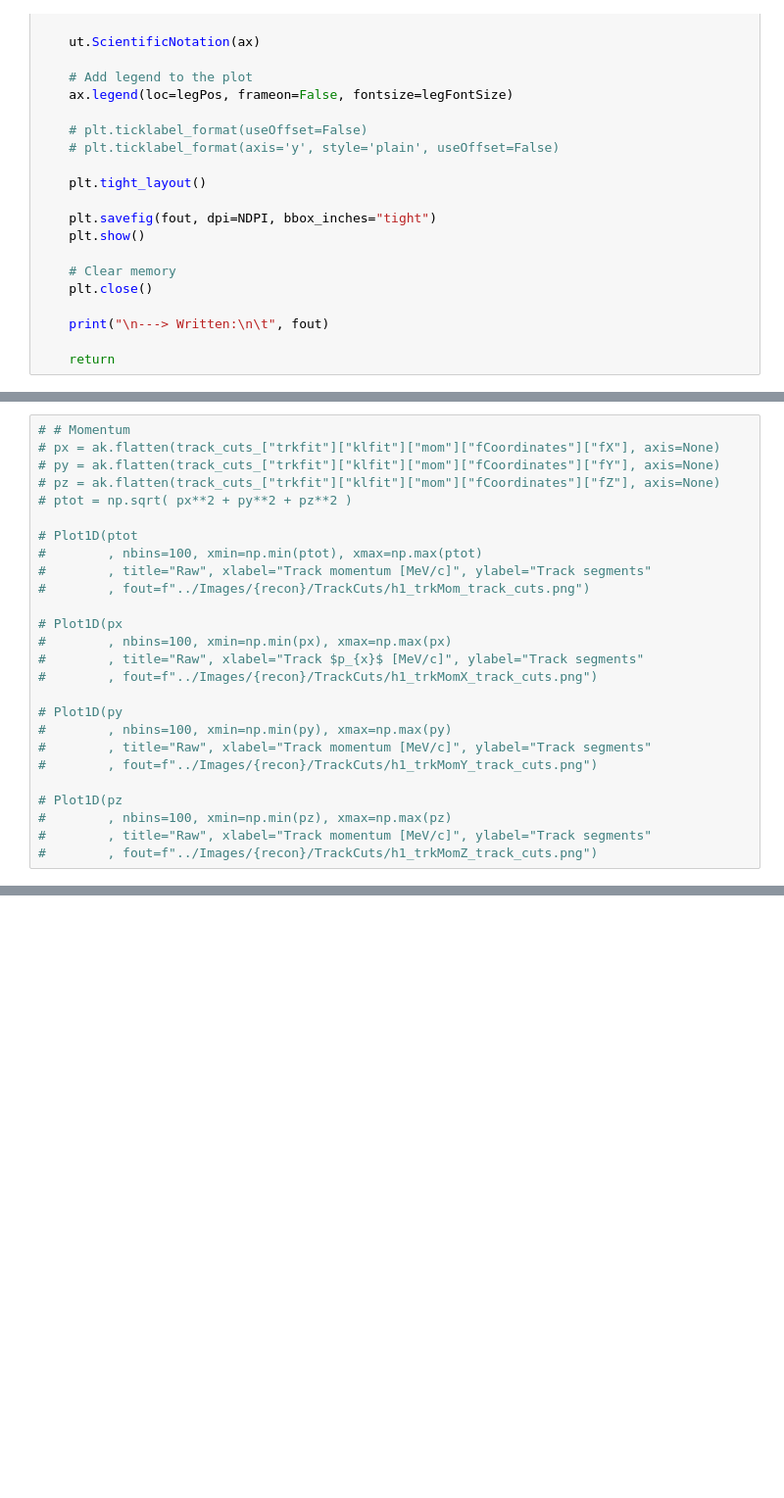
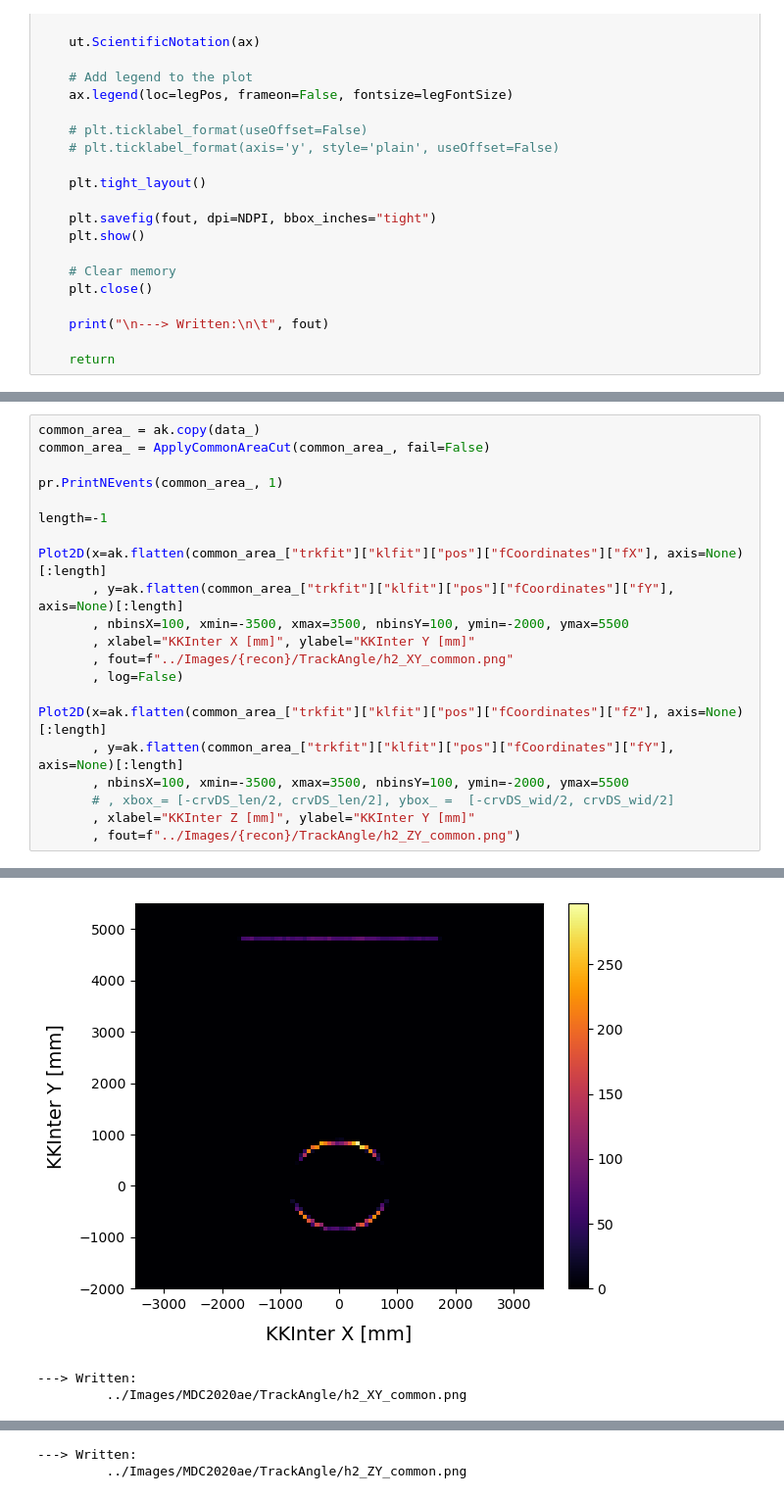
Before and after one commit to sam-grant/CRVSim, a Jupyter notebook: Analyses/Jupyter/TrackAngle.ipynb, the cells around one changed output, grey strips where cells are left out. Shown at 98% size. Drawn from its saved outputs; the diff is of its cells as text; blank space fills up the shorter version.

```diff
--- a/Analyses/Jupyter/TrackAngle.ipynb
+++ b/Analyses/Jupyter/TrackAngle.ipynb
@@ -497,26 +1022,22 @@ Plot1DOverlay({"No cuts" : phi_raw_, "Track cuts" : phi_cut_, "Track cuts (no ar
 # %%
-# # Momentum
-# px = ak.flatten(track_cuts_["trkfit"]["klfit"]["mom"]["fCoordinates"]["fX"], axis=None)
-# py = ak.flatten(track_cuts_["trkfit"]["klfit"]["mom"]["fCoordinates"]["fY"], axis=None)
-# pz = ak.flatten(track_cuts_["trkfit"]["klfit"]["mom"]["fCoordinates"]["fZ"], axis=None)
-# ptot = np.sqrt( px**2 + py**2 + pz**2 )
+common_area_ = ak.copy(data_)
+common_area_ = ApplyCommonAreaCut(common_area_, fail=False)
 
-# Plot1D(ptot
-#        , nbins=100, xmin=np.min(ptot), xmax=np.max(ptot)
-#        , title="Raw", xlabel="Track momentum [MeV/c]", ylabel="Track segments"
-#        , fout=f"../Images/{recon}/TrackCuts/h1_trkMom_track_cuts.png")
+pr.PrintNEvents(common_area_, 1)
 
-# Plot1D(px
-#        , nbins=100, xmin=np.min(px), xmax=np.max(px)
-#        , title="Raw", xlabel="Track $p_{x}$ [MeV/c]", ylabel="Track segments"
-#        , fout=f"../Images/{recon}/TrackCuts/h1_trkMomX_track_cuts.png")
+length=-1
 
-# Plot1D(py
-#        , nbins=100, xmin=np.min(py), xmax=np.max(py)
-#        , title="Raw", xlabel="Track momentum [MeV/c]", ylabel="Track segments"
-#        , fout=f"../Images/{recon}/TrackCuts/h1_trkMomY_track_cuts.png")
+Plot2D(x=ak.flatten(common_area_["trkfit"]["klfit"]["pos"]["fCoordinates"]["fX"], axis=None)[:length]
+       , y=ak.flatten(common_area_["trkfit"]["klfit"]["pos"]["fCoordinates"]["fY"], axis=None)[:length]
+       , nbinsX=100, xmin=-3500, xmax=3500, nbinsY=100, ymin=-2000, ymax=5500
+       , xlabel="KKInter X [mm]", ylabel="KKInter Y [mm]"
+       , fout=f"../Images/{recon}/TrackAngle/h2_XY_common.png"
+       , log=False)
 
-# Plot1D(pz
-#        , nbins=100, xmin=np.min(pz), xmax=np.max(pz)
-#        , title="Raw", xlabel="Track momentum [MeV/c]", ylabel="Track segments"
-#        , fout=f"../Images/{recon}/TrackCuts/h1_trkMomZ_track_cuts.png")
+Plot2D(x=ak.flatten(common_area_["trkfit"]["klfit"]["pos"]["fCoordinates"]["fZ"], axis=None)[:length]
+       , y=ak.flatten(common_area_["trkfit"]["klfit"]["pos"]["fCoordinates"]["fY"], axis=None)[:length]
+       , nbinsX=100, xmin=-3500, xmax=3500, nbinsY=100, ymin=-2000, ymax=5500
+       # , xbox_= [-crvDS_len/2, crvDS_len/2], ybox_ =  [-crvDS_wid/2, crvDS_wid/2]
+       , xlabel="KKInter Z [mm]", ylabel="KKInter Y [mm]"
+       , fout=f"../Images/{recon}/TrackAngle/h2_ZY_common.png")
+# %% [output]
@@ -522,0 +1061,3 @@ Plot1DOverlay({"No cuts" : phi_raw_, "Track cuts" : phi_cut_, "Track cuts (no ar
+[figure, added]
+---> Written:
+         ../Images/MDC2020ae/TrackAngle/h2_XY_common.png
@@ -522,0 +1065,2 @@ Plot1DOverlay({"No cuts" : phi_raw_, "Track cuts" : phi_cut_, "Track cuts (no ar
+---> Written:
+         ../Images/MDC2020ae/TrackAngle/h2_ZY_common.png
```
Also changed, not shown: parts of 12 cells of this notebook.
